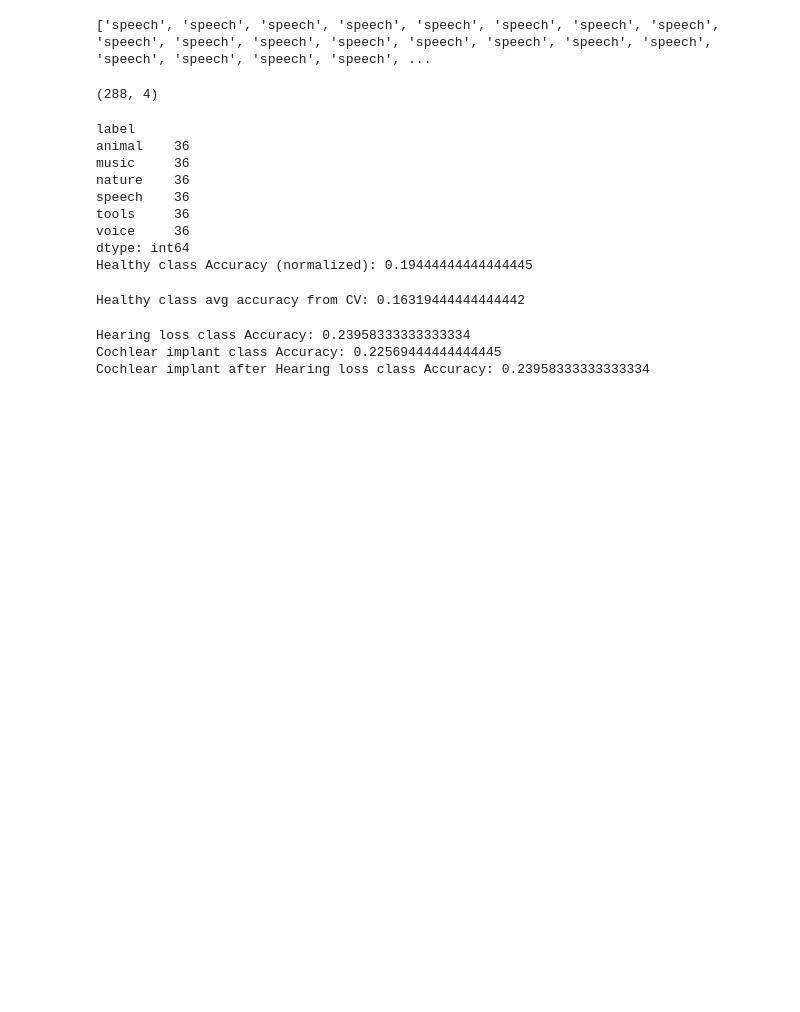
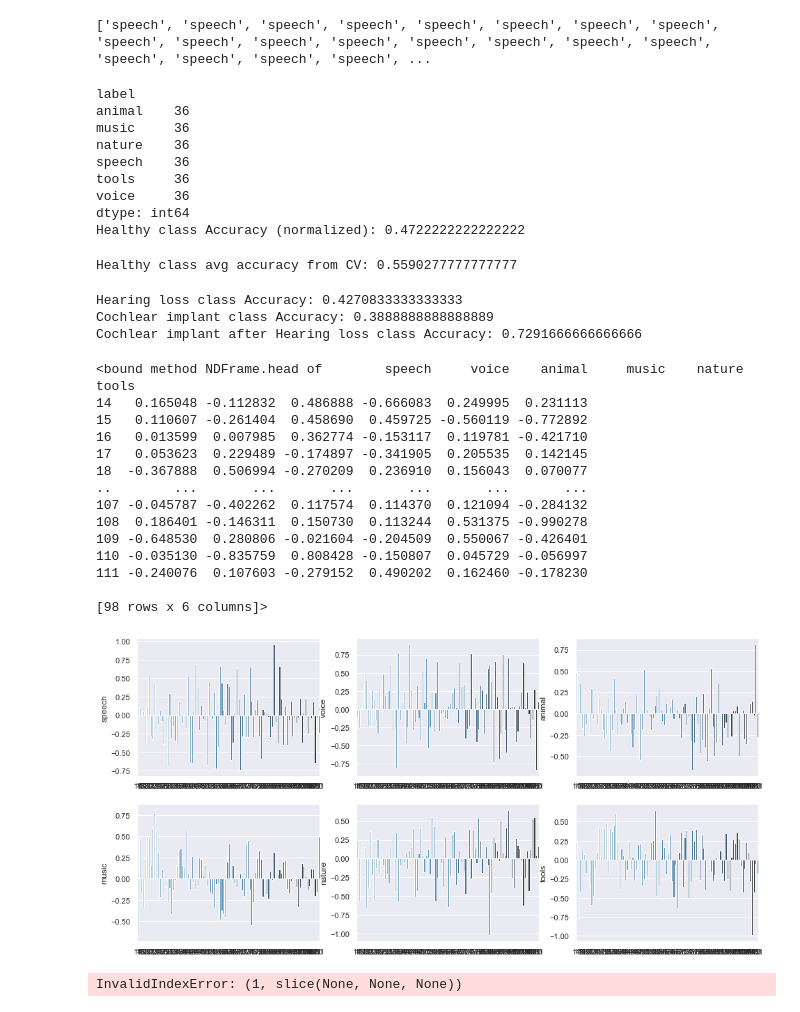
Before and after one commit to ThijsvLoo/sysbioproject2, a Jupyter notebook: svmStuff.ipynb, the cells around one changed output. Cells and saved outputs as stored; diff of their text form; code cells hidden in the pictures; blank space fills up the shorter version.

Commit message:
changed classifier to logistic regression, and added plot for frequency bin coefficients

```diff
--- a/svmStuff.ipynb
+++ b/svmStuff.ipynb
@@ -12,17 +14,17 @@ from umap.umap_ import UMAP
 # %%
 #load al preprocess all data
 soundData = sio.loadmat('data/soundData_small.mat')['sound_data_small'] #open data .mat file
-# soundData =  pd.DataFrame(soundData)#get only actual data and convert to dataframe
+soundData =  pd.DataFrame(soundData)#get only actual data and convert to dataframe
 soundData = (soundData-soundData.mean())/soundData.std()#normalisation
 
 soundData_HL = sio.loadmat('data/soundData_HL_small.mat')['sound_data_small'] #open data .mat file
-# soundData_HL =  pd.DataFrame(soundData_HL)#get only actual data and convert to dataframe
+soundData_HL =  pd.DataFrame(soundData_HL)#get only actual data and convert to dataframe
 soundData_HL = (soundData_HL-soundData_HL.mean())/soundData_HL.std()#normalisation
 
 soundData_CI = sio.loadmat('data/soundData_CI_small.mat')['sound_data_small'] #open data .mat file
-# soundData_CI =  pd.DataFrame(soundData_CI)#get only actual data and convert to dataframe
+soundData_CI =  pd.DataFrame(soundData_CI)#get only actual data and convert to dataframe
 soundData_CI = (soundData_CI-soundData_CI.mean())/soundData_CI.std()#normalisation
 
 soundData_afterCI = sio.loadmat('data/soundData_afterCI_small.mat')['sound_data_small'] #open data .mat file
-# soundData_afterCI =  pd.DataFrame(soundData_afterCI)#get only actual data and convert to dataframe
+soundData_afterCI =  pd.DataFrame(soundData_afterCI)#get only actual data and convert to dataframe
 soundData_afterCI = (soundData_afterCI-soundData_afterCI.mean())/soundData_afterCI.std()#normalisation
@@ -69,14 +76,11 @@ soundData_umap_afterCI = np.hstack((soundData_afterCI, proj_4d[3*288:4*288]))
-# %%
- proj_4d[3*288:4*288].shape
-# %% [output]
-(288, 4)
 # %%
 #train test split
-x_train, x_test, y_train, y_test = train_test_split(soundData_umap, soundLabels, test_size=0.25, shuffle = True, stratify=soundLabels)
+x_train, x_test, y_train, y_test = train_test_split(soundData, soundLabels, test_size=0.25, shuffle = True, stratify=soundLabels)
 print(pd.DataFrame(y_train, columns = ["label"]).groupby(["label"]).size())
 
 #create svm classifier
-clf = SVC(kernel='rbf')
+# clf = SVC(kernel='linear')
+clf = LogisticRegression(solver='liblinear', random_state=0)
 
 #fit svm on training data
 clf.fit(x_train, y_train)
@@ -93,35 +97,75 @@ speech    36
 tools     36
 voice     36
 dtype: int64
-Healthy class Accuracy (normalized): 0.19444444444444445
+Healthy class Accuracy (normalized): 0.4722222222222222
 # %%
 #k-fold cross validation
 k = 4
 kf = KFold(n_splits=k, random_state=None, shuffle = True)
-result = cross_val_score(clf , soundData_umap, soundLabels, cv = kf)
+result = cross_val_score(clf , soundData, soundLabels, cv = kf)
 
 print("Healthy class avg accuracy from CV: {}".format(result.mean()))
 # %% [output]
-Healthy class avg accuracy from CV: 0.16319444444444442
+Healthy class avg accuracy from CV: 0.5590277777777777
 # %%
 #accuracy on other scenarios
 #create svm classifier with all healthy data instead of train set
 clf2 = clf
 #fit svm on training data
-clf2.fit(soundData_umap, soundLabels)
+clf2.fit(soundData, soundLabels)
 
-predictions_HL = clf2.predict(soundData_umap_HL)
+predictions_HL = clf2.predict(soundData_HL)
 accuracy_HL = accuracy_score(soundLabels, predictions_HL)
 print("Hearing loss class Accuracy: " + str(accuracy_HL))
 
-predictions_CI = clf2.predict(soundData_umap_CI)
+predictions_CI = clf2.predict(soundData_CI)
 accuracy_CI = accuracy_score(soundLabels, predictions_CI)
 print("Cochlear implant class Accuracy: " + str(accuracy_CI))
 
-predictions_afterCI = clf2.predict(soundData_umap_afterCI)
+predictions_afterCI = clf2.predict(soundData_afterCI)
 accuracy_afterCI = accuracy_score(soundLabels, predictions_afterCI)
 print("Cochlear implant after Hearing loss class Accuracy: " + str(accuracy_afterCI))
 # %% [output]
-Hearing loss class Accuracy: 0.23958333333333334
-Cochlear implant class Accuracy: 0.22569444444444445
-Cochlear implant after Hearing loss class Accuracy: 0.23958333333333334
+Hearing loss class Accuracy: 0.4270833333333333
+Cochlear implant class Accuracy: 0.3888888888888889
+Cochlear implant after Hearing loss class Accuracy: 0.7291666666666666
+# %%
+soundClasses = ["speech", "voice", "animal", "music", "nature", "tools"]
+coefficients = pd.DataFrame(clf2.coef_.T, columns = soundClasses).iloc[14:,:]
+
+print(coefficients.head)
+# fig, axes = plt.subplots(2, 3)
+sns.set(rc={"figure.figsize":(16, 8)}) #width=8, height=4
+
+
+f = plt.figure()
+for i in range(6):
+    f.add_subplot(2, 3, i+1)
+    sns.barplot(data=coefficients, x=coefficients.iloc[:,i].index, y = soundClasses[i], palette="Blues_d")
+
+# plt.show()
+f.savefig("figures/out.png")
+    # fig = sns.lineplot(data=coefficients[1,:])
+# %% [output]
+<bound method NDFrame.head of        speech     voice    animal     music    nature     tools
+14   0.165048 -0.112832  0.486888 -0.666083  0.249995  0.231113
+15   0.110607 -0.261404  0.458690  0.459725 -0.560119 -0.772892
+16   0.013599  0.007985  0.362774 -0.153117  0.119781 -0.421710
+17   0.053623  0.229489 -0.174897 -0.341905  0.205535  0.142145
+18  -0.367888  0.506994 -0.270209  0.236910  0.156043  0.070077
+..        ...       ...       ...       ...       ...       ...
+107 -0.045787 -0.402262  0.117574  0.114370  0.121094 -0.284132
+108  0.186401 -0.146311  0.150730  0.113244  0.531375 -0.990278
+109 -0.648530  0.280806 -0.021604 -0.204509  0.550067 -0.426401
+110 -0.035130 -0.835759  0.808428 -0.150807  0.045729 -0.056997
+111 -0.240076  0.107603 -0.279152  0.490202  0.162460 -0.178230
+
+[98 rows x 6 columns]>
+[figure, added]
+# %%
+print(coefficients[1,:].shape)
+
+
+coefficients.iloc[:,1].head
+# %% [output]
+InvalidIndexError: (1, slice(None, None, None))
```
Also changed, not shown: parts of 3 cells of this notebook.
